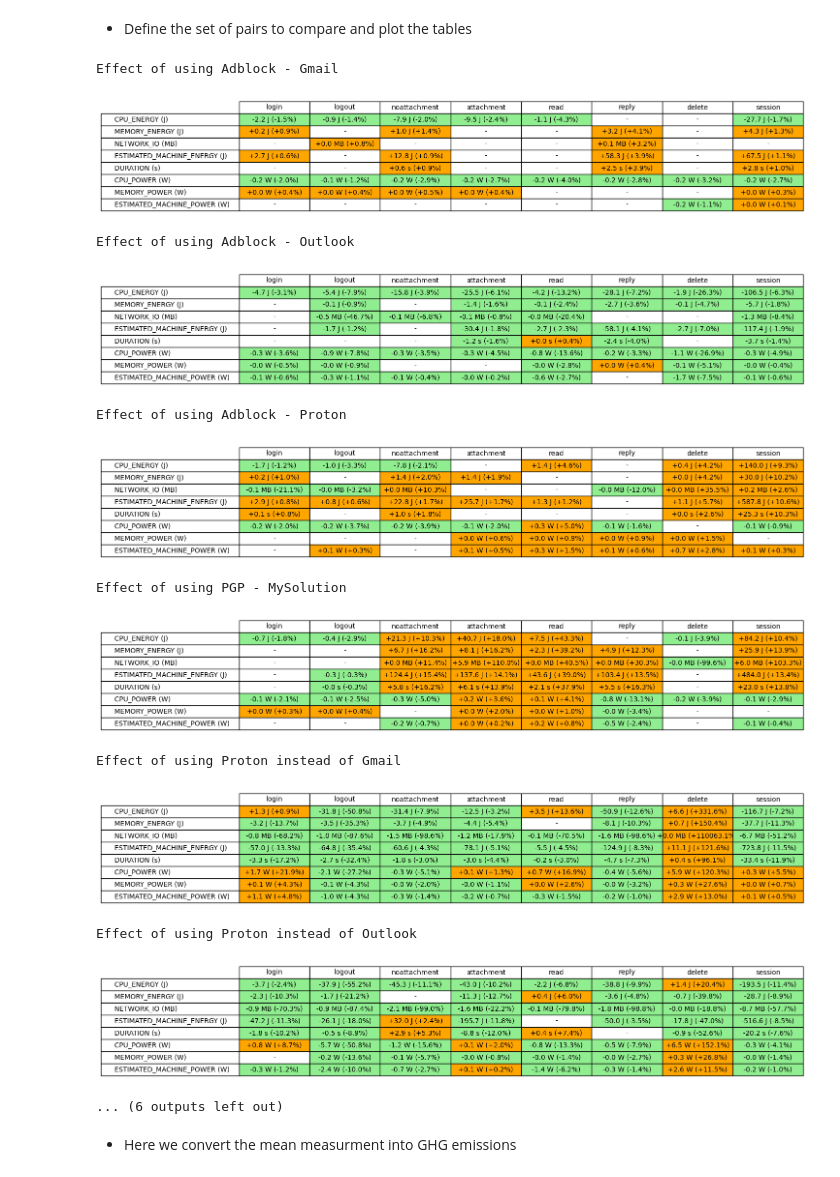
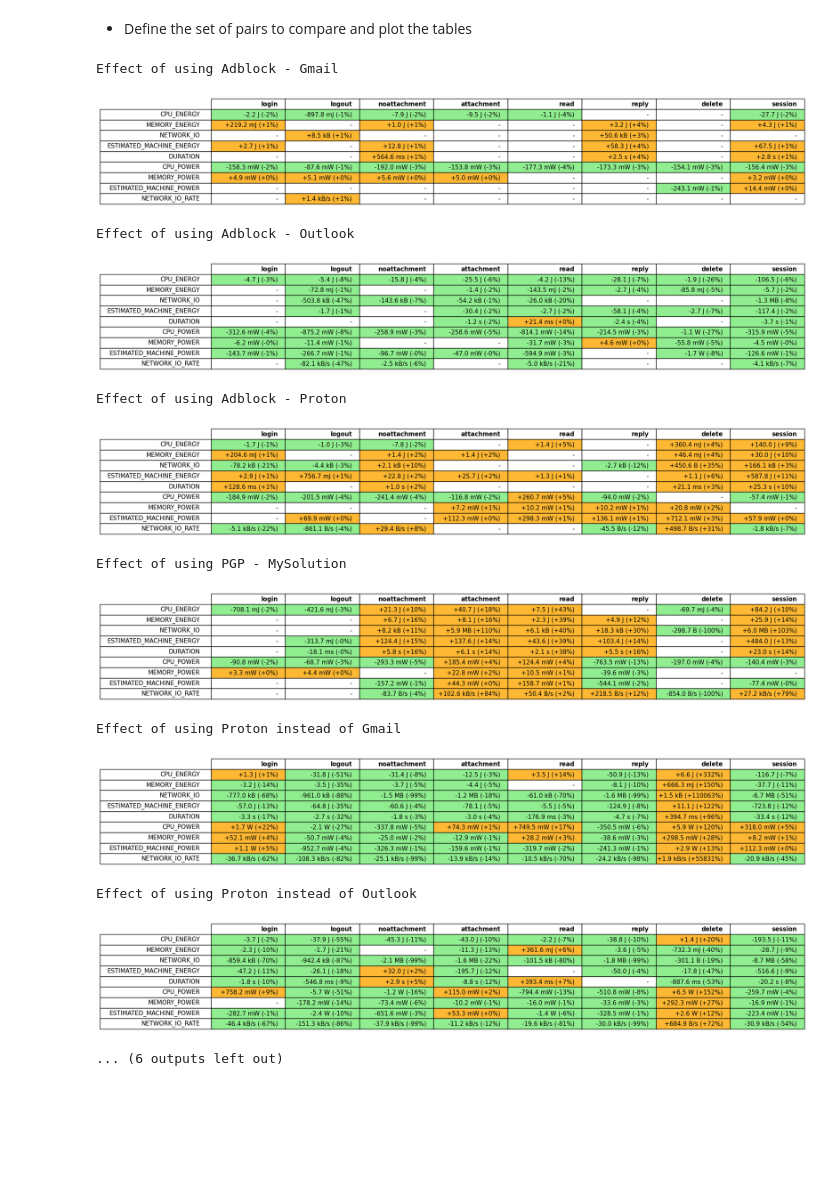
Before and after one commit to ReSP-Lab/2024-loco-security-sustainability-artifact, a Jupyter notebook: notebook/2025_data_analysis.ipynb, the cells around one changed output. Saved outputs shown, nothing was run; the diff lists cells and outputs as text; code cells hidden in the pictures; blank space fills up the shorter version.

```diff
--- a/notebook/2025_data_analysis.ipynb
+++ b/notebook/2025_data_analysis.ipynb
@@ -127,7 +127,16 @@ METRICS = [
 
 COMPUTED_METRICS = ['CPU_POWER',
                     'MEMORY_POWER',
-                    'ESTIMATED_MACHINE_POWER']
+                    'ESTIMATED_MACHINE_POWER',
+                    'NETWORK_IO_RATE']
+
+TOTALS = [  'USE_PHASE_MACHINE_EMISSION',
+            'EMBODIED_MACHINE_EMISSION',
+            'USE_PHASE_NETWORK_EMISSION',
+            'EMBODIED_NETWORK_EMISSION',
+            'TOTAL'
+        ]
+
 UNITS = {
     'CPU_ENERGY': 'mJ',
     'MEMORY_ENERGY': 'mJ',
@@ -136,7 +145,13 @@ UNITS = {
     'DURATION' : 'µs',
     'CPU_POWER' : 'W',
     'MEMORY_POWER' : 'W',
-    'ESTIMATED_MACHINE_POWER' : 'W'
+    'ESTIMATED_MACHINE_POWER' : 'W',
+    'NETWORK_IO_RATE' : 'MB/s',
+    'USE_PHASE_MACHINE_EMISSION' : 'gCO2e',
+    'EMBODIED_MACHINE_EMISSION' : 'gCO2e',
+    'USE_PHASE_NETWORK_EMISSION' : 'gCO2e',
+    'EMBODIED_NETWORK_EMISSION' : 'gCO2e',
+    'TOTAL' : 'gCO2e'
 }
 # %% [markdown]
 - **`count_distinct_samples`**: We define a function to count the samples for each scenario i.e., (provider, adblock condition, pgp condition, functional_unit) combination
@@ -260,6 +275,7 @@ def compute_means_and_stds(data:pd.DataFrame):
                         'MEMORY_POWER': ['mean', 'std'],
                         'CPU_POWER': ['mean', 'std'],
                         'ESTIMATED_MACHINE_POWER': ['mean', 'std'],
+                        'NETWORK_IO_RATE': ['mean', 'std'],
                     })
 # %% [markdown]
 - Define a function to plot the mean and standard deviations
@@ -564,45 +645,43 @@ comparisons = {
         'A': {'provider': 'mysolution', 'adblock': 'disabled', 'pgp': 'enabled'},
         'B': {'provider': 'mysolution', 'adblock': 'disabled', 'pgp': 'disabled'}
     },
     "Effect of using Proton instead of Gmail": {
         'A': {'provider': 'proton', 'adblock': 'disabled', 'pgp': 'disabled'},
         'B': {'provider': 'gmail', 'adblock': 'disabled', 'pgp': 'disabled'}
     },
     "Effect of using Proton instead of Outlook": {
         'A': {'provider': 'proton', 'adblock': 'disabled', 'pgp': 'disabled'},
         'B': {'provider': 'outlook', 'adblock': 'disabled', 'pgp': 'disabled'}
     },
     "Effect of using Gmail instead of Outlook": {
         'A': {'provider': 'gmail', 'adblock': 'disabled', 'pgp': 'disabled'},
         'B': {'provider': 'outlook', 'adblock': 'disabled', 'pgp': 'disabled'}
     },
     "Effect of using MySolution (PGP activated) instead of Gmail": {
         'A': {'provider': 'mysolution', 'adblock': 'disabled', 'pgp': 'enabled'},
         'B': {'provider': 'gmail', 'adblock': 'disabled', 'pgp': 'disabled'}
     },
     "Effect of using MySolution (PGP activated) instead of Outlook": {
         'A': {'provider': 'mysolution', 'adblock': 'disabled', 'pgp': 'enabled'},
         'B': {'provider': 'outlook', 'adblock': 'disabled', 'pgp': 'disabled'}
     }
 }
 for title, comparison_pair in comparisons.items():
     independence = True if 'against' in title else False
     gains, percentage_gains = compute_gains(clean_data, comparison_pair, independence)
     print(title)
-    plot_gains(gains, percentage_gains)
+    plot_gains(gains, percentage_gains, fontsize=11)
 # %% [output]
 Effect of using Adblock - Gmail
-[figure, old version]
+[figure, new version]
 Effect of using Adblock - Outlook
-[figure, old version]
+[figure, new version]
 Effect of using Adblock - Proton
-[figure, old version]
+[figure, new version]
 Effect of using PGP - MySolution
-[figure, old version]
+[figure, new version]
 Effect of using Proton instead of Gmail
-[figure, old version]
+[figure, new version]
 Effect of using Proton instead of Outlook
-[figure, old version]
+[figure, new version]
 ... (6 outputs left out)
-# %% [markdown]
-- Here we convert the mean measurment into GHG emissions
```
Also changed, not shown: parts of 6 cells of this notebook, 1 other file.
